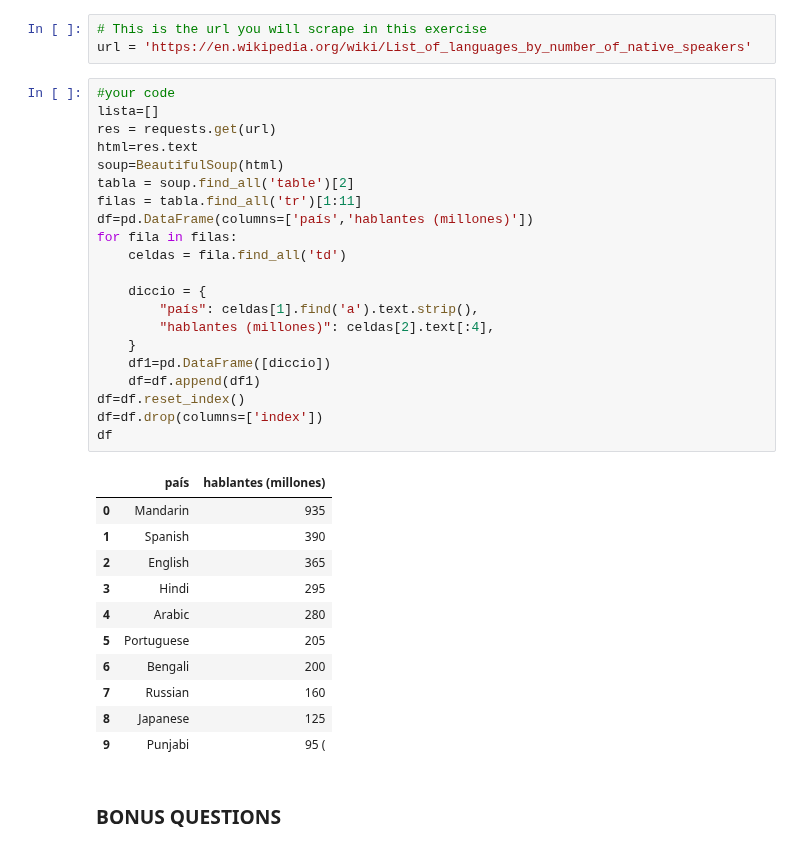
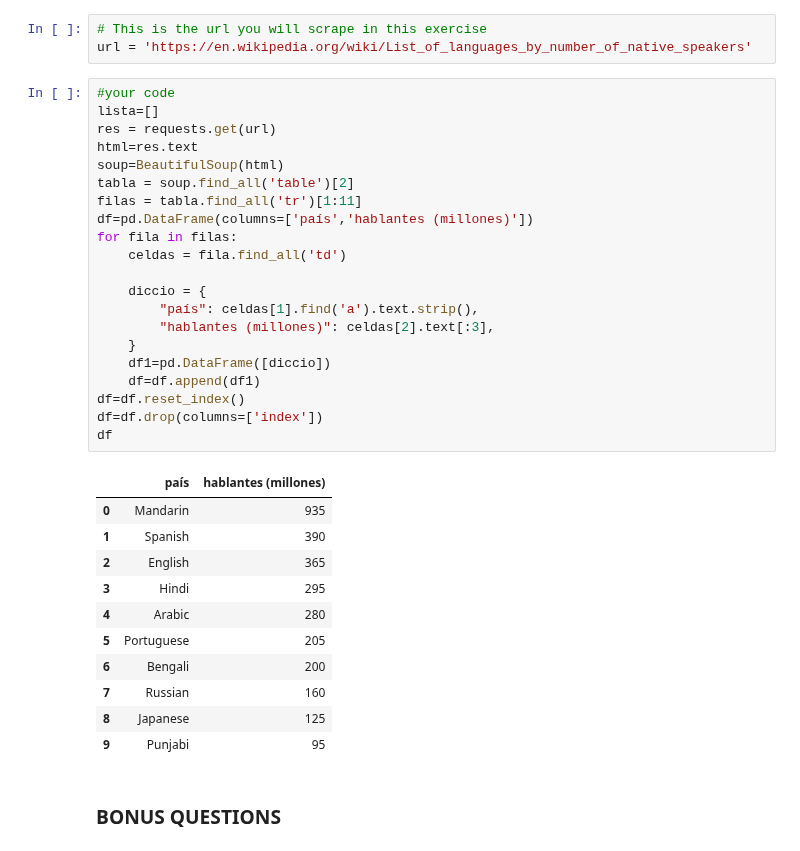
Before and after one commit to ironhack-datalabs/datamad1019, a Jupyter notebook: module-1/lab-web-scraping/your-code/main.ipynb, the cells around one changed output. Drawn from its saved outputs; the diff is of its cells as text.

```diff
--- a/module-1/lab-web-scraping/your-code/main.ipynb
+++ b/module-1/lab-web-scraping/your-code/main.ipynb
@@ -437,35 +437,35 @@ url = 'https://en.wikipedia.org/wiki/List_of_languages_by_number_of_native_speak
 #your code
 lista=[]
 res = requests.get(url)
 html=res.text
 soup=BeautifulSoup(html)
 tabla = soup.find_all('table')[2]
 filas = tabla.find_all('tr')[1:11]
 df=pd.DataFrame(columns=['país','hablantes (millones)'])
 for fila in filas:
     celdas = fila.find_all('td')
 
     diccio = {
         "país": celdas[1].find('a').text.strip(),
-        "hablantes (millones)": celdas[2].text[:4],
+        "hablantes (millones)": celdas[2].text[:3],
     }
     df1=pd.DataFrame([diccio])
     df=df.append(df1)
 df=df.reset_index()
 df=df.drop(columns=['index'])
 df
 # %% [output]
 |  | país | hablantes (millones) |
 | 0 | Mandarin | 935 |
 | 1 | Spanish | 390 |
 | 2 | English | 365 |
 | 3 | Hindi | 295 |
 | 4 | Arabic | 280 |
 | 5 | Portuguese | 205 |
 | 6 | Bengali | 200 |
 | 7 | Russian | 160 |
 | 8 | Japanese | 125 |
-| 9 | Punjabi | 95 ( |
+| 9 | Punjabi | 95 |
 # %% [markdown]
 ### BONUS QUESTIONS
 # %% [markdown]
```
Also changed, not shown: parts of 1 cell of this notebook.
